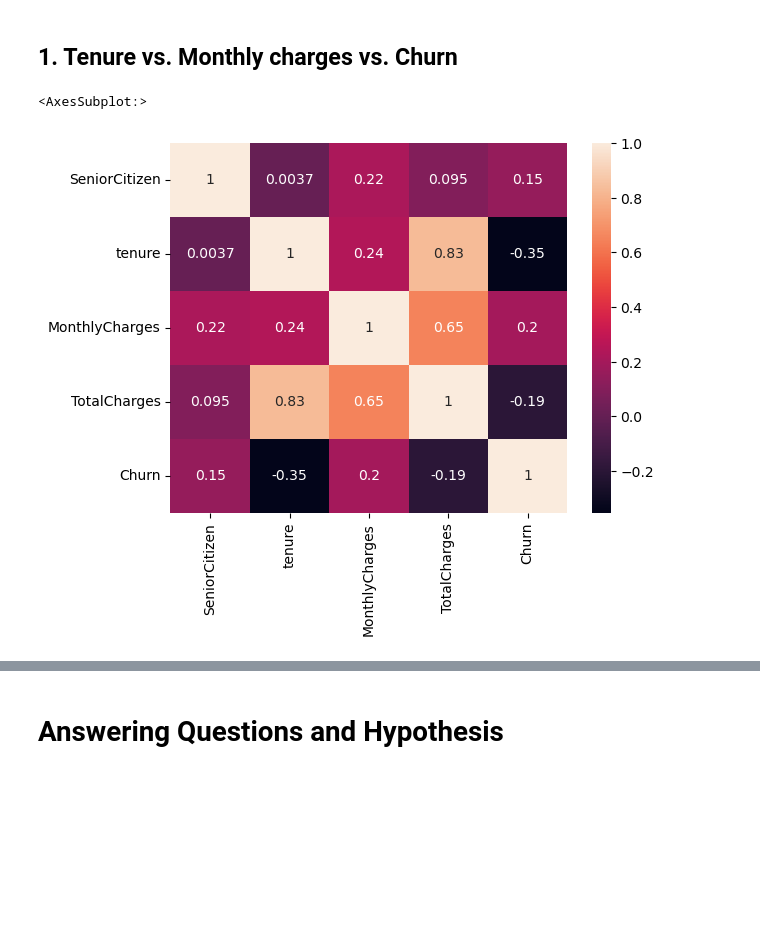
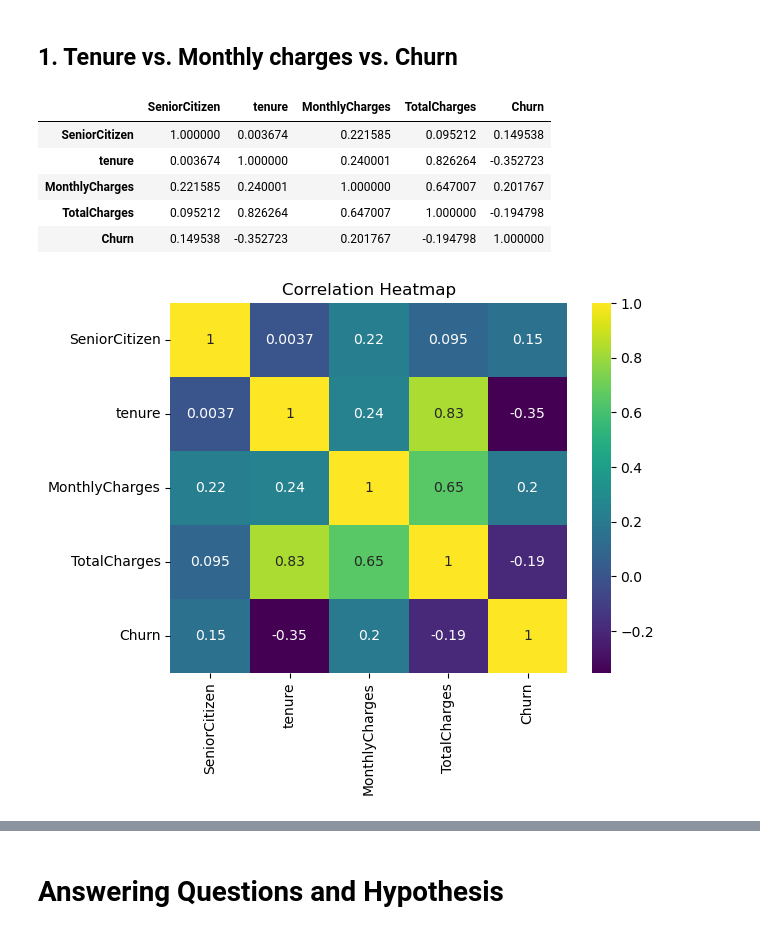
Before and after one commit to rasmodev/Customer-Churn-Prediction-Machine-Learning-Classification-Project, a Jupyter notebook: Classification_Telco_customer_churn.ipynb, the cells around one changed output, grey strips where cells are left out. Saved outputs shown, nothing was run; the diff lists cells and outputs as text; code cells hidden in the pictures; blank space fills up the shorter version.

```diff
--- a/Classification_Telco_customer_churn.ipynb
+++ b/Classification_Telco_customer_churn.ipynb
@@ -842,8 +852,20 @@ Monthly charges increase as tenure increasesLoyal customers are with highest mon
 # %% [markdown]
 ## 1. Tenure vs. Monthly charges vs. Churn
 # %%
-# Visualize correlation matrix using a heatmap
-sns.heatmap(train_df.corr(), annot= True)
+# Calculate the correlation matrix
+corr_matrix = train_df.corr()
+corr_matrix
 # %% [output]
-<AxesSubplot:>
-[figure, removed]
+|  | SeniorCitizen | tenure | MonthlyCharges | TotalCharges | Churn |
+| SeniorCitizen | 1.000000 | 0.003674 | 0.221585 | 0.095212 | 0.149538 |
+| tenure | 0.003674 | 1.000000 | 0.240001 | 0.826264 | -0.352723 |
+| MonthlyCharges | 0.221585 | 0.240001 | 1.000000 | 0.647007 | 0.201767 |
+| TotalCharges | 0.095212 | 0.826264 | 0.647007 | 1.000000 | -0.194798 |
+| Churn | 0.149538 | -0.352723 | 0.201767 | -0.194798 | 1.000000 |
+# %%
+# Plot the correlation heatmap
+sns.heatmap(corr_matrix, annot=True, cmap='viridis')
+plt.title('Correlation Heatmap')
+plt.show()
+# %% [output]
+[figure, added]
```
Also changed, not shown: parts of 31 cells of this notebook.
